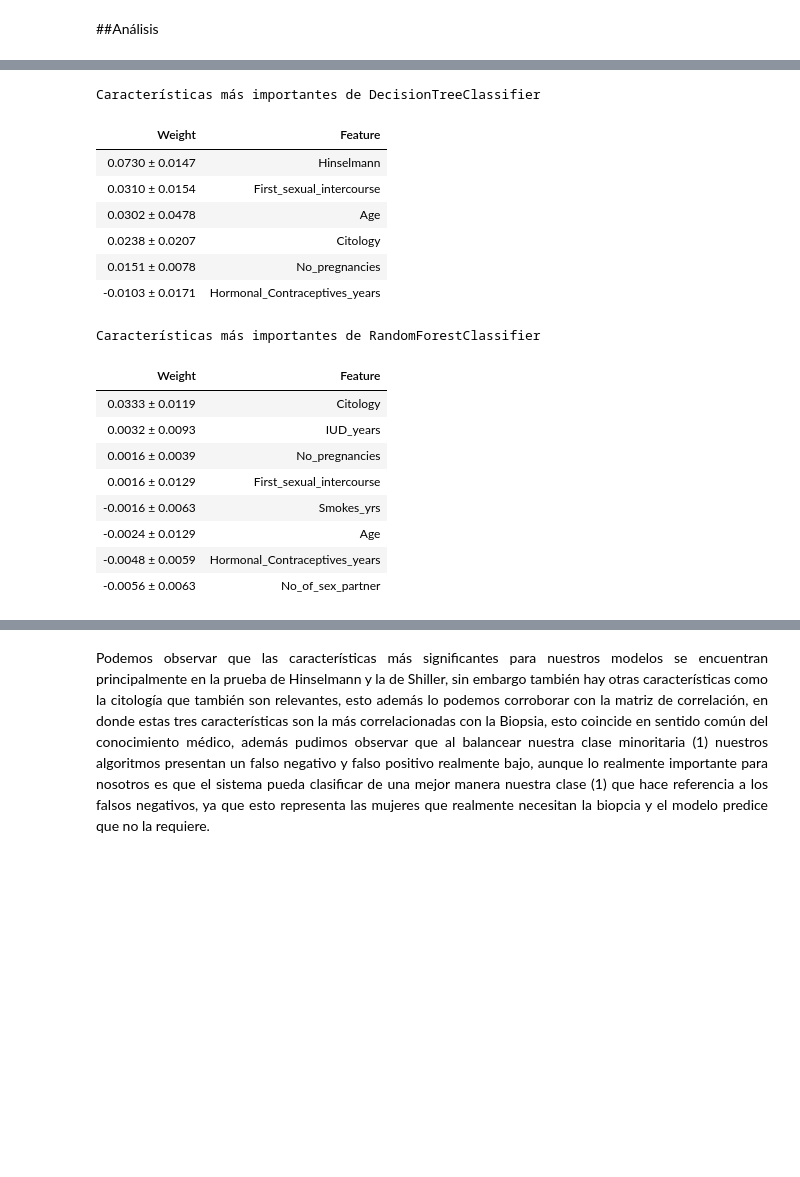
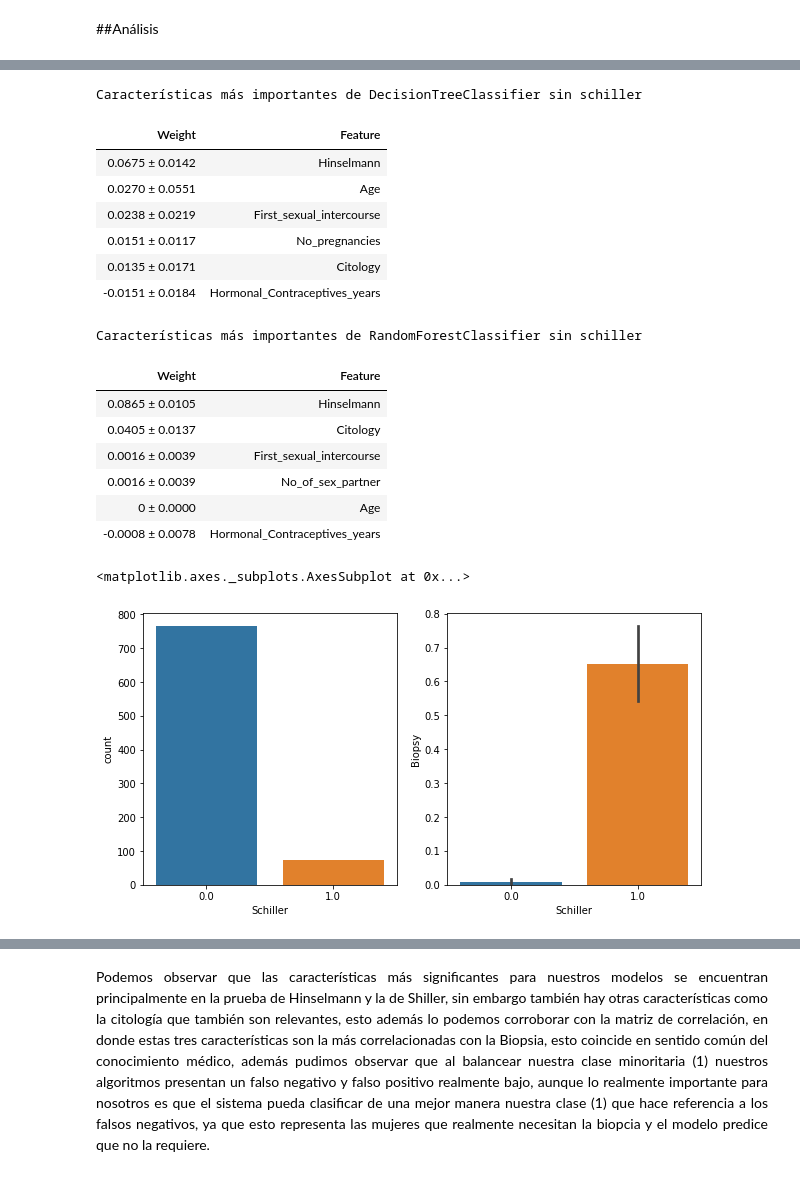
Before and after one commit to Caceres-Santamaria/proyecto-IA, a Jupyter notebook: cancerCervical.ipynb, the cells around one changed output, grey strips where cells are left out. Cells and saved outputs as stored; diff of their text form; code cells hidden in the pictures; blank space fills up the shorter version.

```diff
--- a/cancerCervical.ipynb
+++ b/cancerCervical.ipynb
@@ -1756,32 +1716,38 @@ from eli5.sklearn import PermutationImportance
 DT = DecisionTreeClassifier(max_depth=7,criterion="gini",class_weight="balanced",splitter='best')
 RF = RandomForestClassifier(n_estimators=30,max_depth=7,criterion="entropy",class_weight="balanced",max_features='log2',max_leaf_nodes=7)
 
-print('Características más importantes de DecisionTreeClassifier' )
+print('Características más importantes de DecisionTreeClassifier sin schiller' )
 DT.fit(B[0][0],ytrain_s)
 permumtation_impor = PermutationImportance(DT, random_state=2019).fit(B[0][1], ytest)
 eli5.show_weights(permumtation_impor, feature_names = B[0][1].columns.tolist())
 # %% [output]
-Características más importantes de DecisionTreeClassifier
+Características más importantes de DecisionTreeClassifier sin schiller
 | Weight | Feature |
-| 0.0730 ± 0.0147 | Hinselmann |
-| 0.0310 ± 0.0154 | First_sexual_intercourse |
-| 0.0302 ± 0.0478 | Age |
-| 0.0238 ± 0.0207 | Citology |
-| 0.0151 ± 0.0078 | No_pregnancies |
-| -0.0103 ± 0.0171 | Hormonal_Contraceptives_years |
+| 0.0675 ± 0.0142 | Hinselmann |
+| 0.0270 ± 0.0551 | Age |
+| 0.0238 ± 0.0219 | First_sexual_intercourse |
+| 0.0151 ± 0.0117 | No_pregnancies |
+| 0.0135 ± 0.0171 | Citology |
+| -0.0151 ± 0.0184 | Hormonal_Contraceptives_years |
 # %%
-print('Características más importantes de RandomForestClassifier' )
+print('Características más importantes de RandomForestClassifier sin schiller' )
 RF.fit(B[1][0],ytrain_s)
 permumtation_impor = PermutationImportance(RF, random_state=2019).fit(B[1][1], ytest)
 eli5.show_weights(permumtation_impor, feature_names = B[1][1].columns.tolist())
 # %% [output]
-Características más importantes de RandomForestClassifier
+Características más importantes de RandomForestClassifier sin schiller
 | Weight | Feature |
-| 0.0333 ± 0.0119 | Citology |
-| 0.0032 ± 0.0093 | IUD_years |
-| 0.0016 ± 0.0039 | No_pregnancies |
-| 0.0016 ± 0.0129 | First_sexual_intercourse |
-| -0.0016 ± 0.0063 | Smokes_yrs |
-| -0.0024 ± 0.0129 | Age |
-| -0.0048 ± 0.0059 | Hormonal_Contraceptives_years |
-| -0.0056 ± 0.0063 | No_of_sex_partner |
+| 0.0865 ± 0.0105 | Hinselmann |
+| 0.0405 ± 0.0137 | Citology |
+| 0.0016 ± 0.0039 | First_sexual_intercourse |
+| 0.0016 ± 0.0039 | No_of_sex_partner |
+| 0 ± 0.0000 | Age |
+| -0.0008 ± 0.0078 | Hormonal_Contraceptives_years |
+# %%
+#@title Schiller { display-mode: "form" }
+fig, (axis1,axis3) = plt.subplots(1,2,figsize=(10,5))
+sns.countplot(x='Schiller', data=df_data, ax=axis1)
+sns.barplot(x='Schiller', y='Biopsy', data=df_data, ax=axis3)
+# %% [output]
+<matplotlib.axes._subplots.AxesSubplot at 0x...>
+[figure, added]
```
Also changed, not shown: parts of 49 cells of this notebook.
